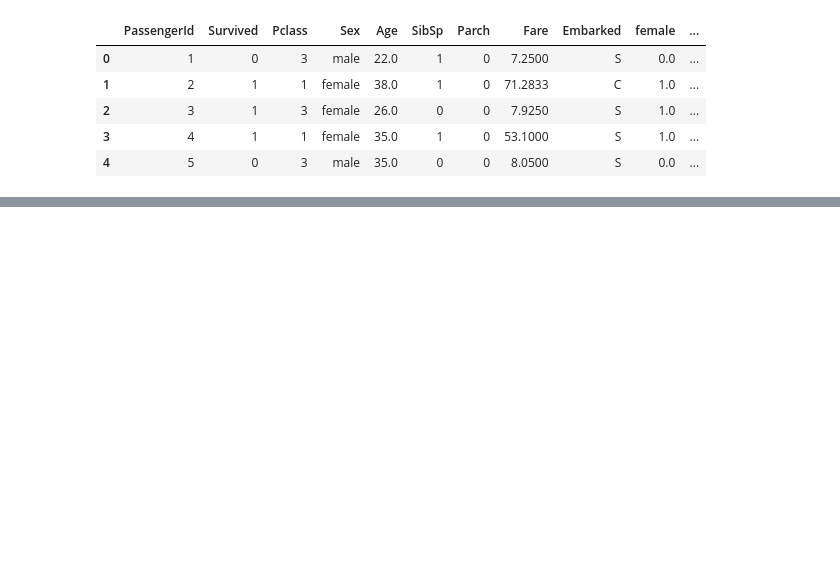
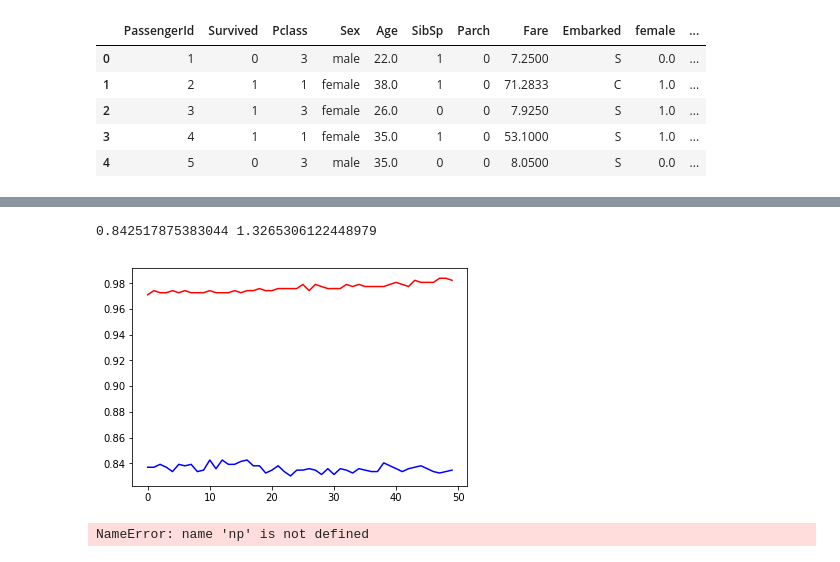
Before and after one commit to appbanana/MachineLearningAction, a Jupyter notebook: kaggle/Titanic/02-exporeTitannic.ipynb, the cells around one changed output, grey strips where cells are left out. Drawn from its saved outputs; the diff is of its cells as text; code cells hidden in the pictures; blank space fills up the shorter version.

```diff
--- a/kaggle/Titanic/02-exporeTitannic.ipynb
+++ b/kaggle/Titanic/02-exporeTitannic.ipynb
@@ -145,0 +332,36 @@ data[data['Age'].notnull()]
+# %%
+# 因为样本有轻微的样本不均衡问题 再次尝试
+train_scores = []
+test_scores = []
+weight_arr = np.linspace(1, 2, 50)
+for weight in weight_arr:
+    clf = ensemble.RandomForestClassifier(n_estimators=142,
+                                          random_state=66,
+                                          max_depth=11,
+                                          class_weight={1:weight,0:1},
+                                         )
+    train_score = clf.fit(X_train, y_train).score(X_train, y_train)
+    train_scores.append(train_score)
+
+    mean_score = model_selection.cross_val_score(clf, X, y, cv=10).mean()
+    test_scores.append(mean_score)
+plt.plot(range(len(weight_arr)), train_scores, c='r')
+plt.plot(range(len(weight_arr)), test_scores, c='b')
+print(max(test_scores), weight_arr[test_scores.index(max(test_scores))])
+plt.show()
+# %% [output]
+0.842517875383044 1.3265306122448979
+[figure, added]
+# %%
+# 再次尝试网格搜索
+param = {'max_depth': [*range(1, 10)],
+         'criterion': ('gini', 'entropy'),
+         'min_samples_leaf': [*range(2, 50, 5)],
+         'min_impurity_decrease':[*np.linspace(0,0.5,20)]
+        }
+
+clf = ensemble.RandomForestClassifier(n_estimators=142 ,n_jobs=-1, random_state=66)
+gs = model_selection.GridSearchCV(clf, param_grid=param, cv=10, n_jobs=-1)
+gs = gs.fit(X, y)
+# %% [output]
+NameError: name 'np' is not defined
```
Also changed, not shown: parts of 29 cells of this notebook, 4 other files.
